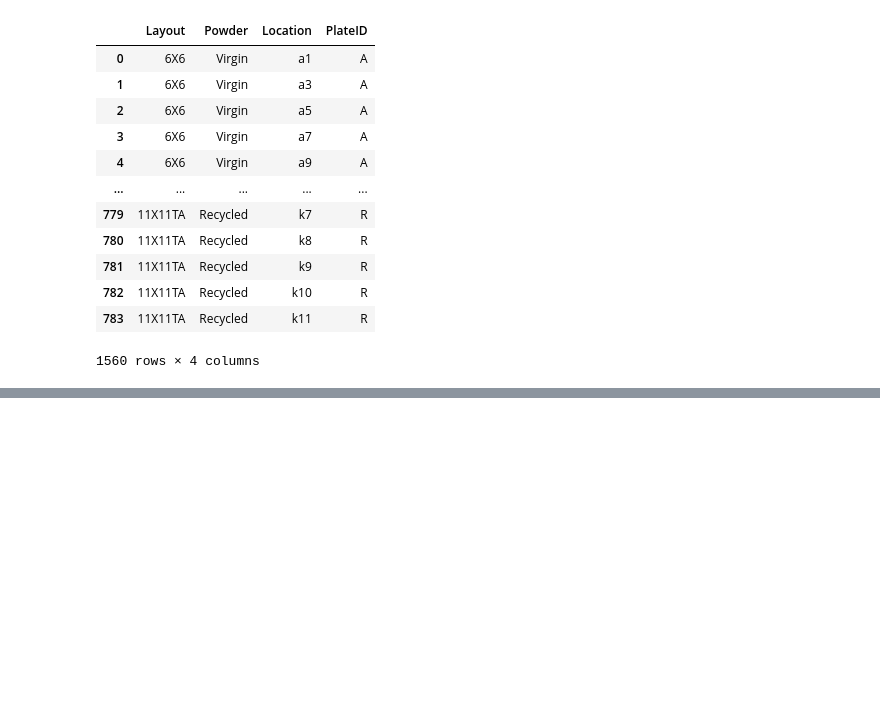
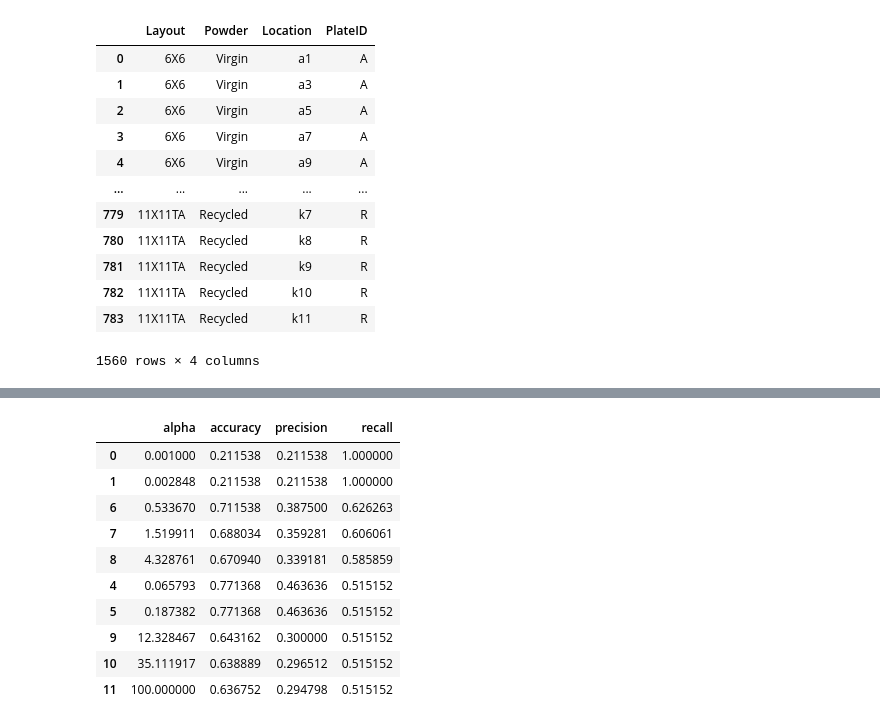
Before and after one commit to jcw515awsm/data-bussdown, a Jupyter notebook: brisa.ipynb, the cells around one changed output, grey strips where cells are left out. Cells and saved outputs as stored; diff of their text form; code cells hidden in the pictures; blank space fills up the shorter version.

```diff
--- a/brisa.ipynb
+++ b/brisa.ipynb
@@ -315,0 +243,14 @@ Top + predictors (push toward Nonconformity=1):
+# %%
+logistic.nlargest(10, 'recall')
+# %% [output]
+|  | alpha | accuracy | precision | recall |
+| 0 | 0.001000 | 0.211538 | 0.211538 | 1.000000 |
+| 1 | 0.002848 | 0.211538 | 0.211538 | 1.000000 |
+| 6 | 0.533670 | 0.711538 | 0.387500 | 0.626263 |
+| 7 | 1.519911 | 0.688034 | 0.359281 | 0.606061 |
+| 8 | 4.328761 | 0.670940 | 0.339181 | 0.585859 |
+| 4 | 0.065793 | 0.771368 | 0.463636 | 0.515152 |
+| 5 | 0.187382 | 0.771368 | 0.463636 | 0.515152 |
+| 9 | 12.328467 | 0.643162 | 0.300000 | 0.515152 |
+| 10 | 35.111917 | 0.638889 | 0.296512 | 0.515152 |
+| 11 | 100.000000 | 0.636752 | 0.294798 | 0.515152 |
```
Also changed, not shown: parts of 15 cells of this notebook.
